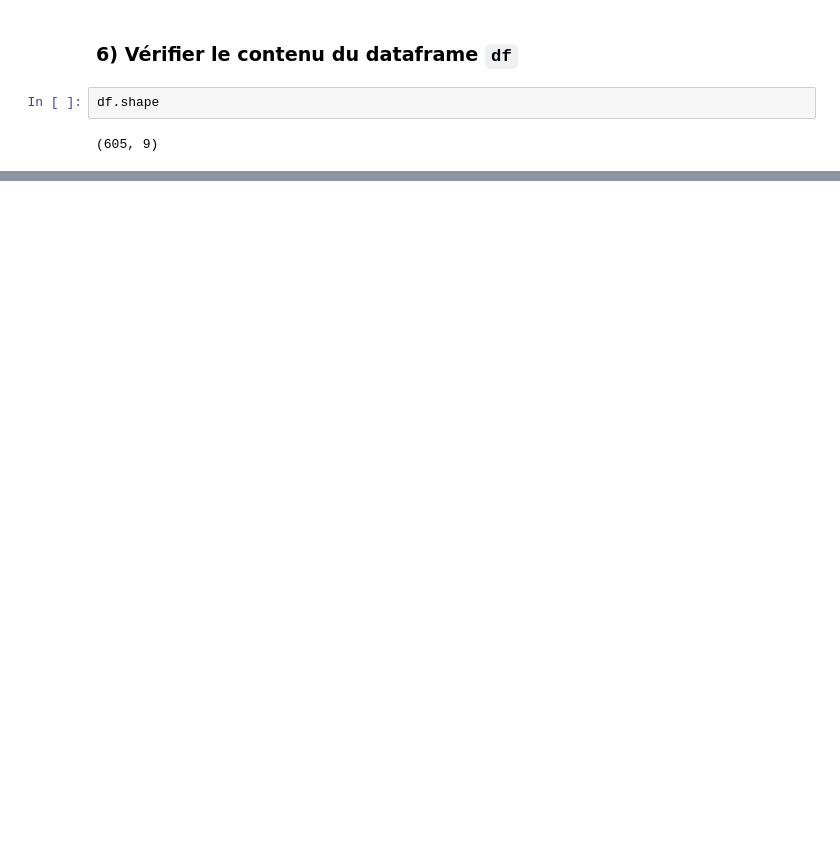
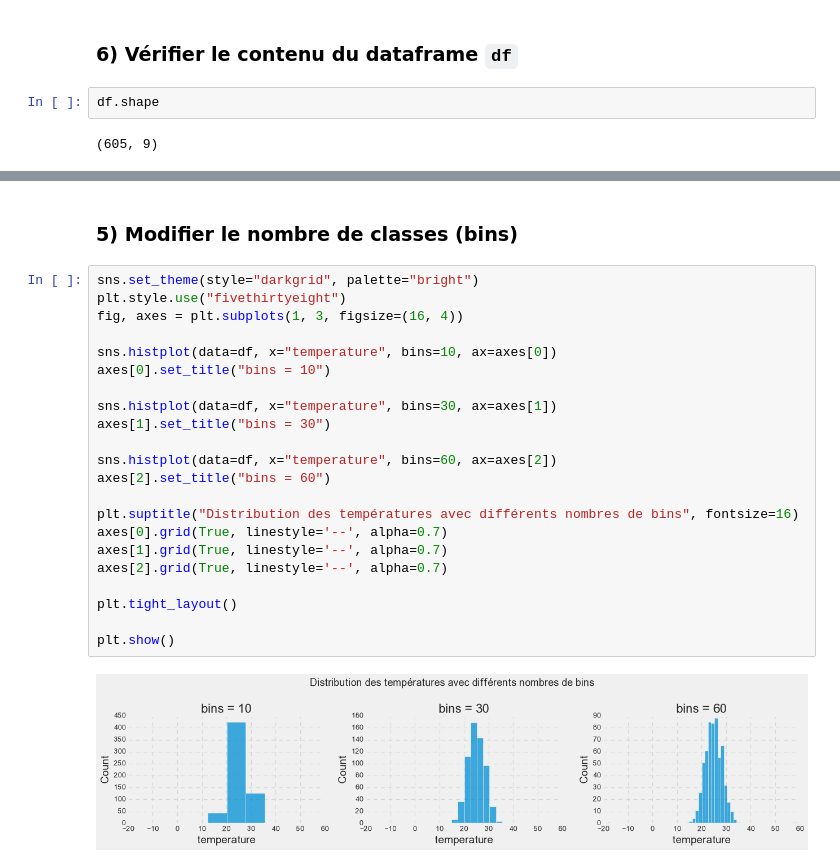
Before and after one commit to khadijagueye235/Atelier_seaborn, a Jupyter notebook: notebooks/atelier_seaborn_iot.ipynb, the cells around one changed output, grey strips where cells are left out. Saved outputs shown, nothing was run; the diff lists cells and outputs as text; blank space fills up the shorter version.

```diff
--- a/notebooks/atelier_seaborn_iot.ipynb
+++ b/notebooks/atelier_seaborn_iot.ipynb
@@ -35,0 +110,26 @@ df.shape
+# %% [markdown]
+### 5) Modifier le nombre de classes (bins)
+# %%
+sns.set_theme(style="darkgrid", palette="bright")
+plt.style.use("fivethirtyeight")
+fig, axes = plt.subplots(1, 3, figsize=(16, 4))
+
+sns.histplot(data=df, x="temperature", bins=10, ax=axes[0])
+axes[0].set_title("bins = 10")
+
+sns.histplot(data=df, x="temperature", bins=30, ax=axes[1])
+axes[1].set_title("bins = 30")
+
+sns.histplot(data=df, x="temperature", bins=60, ax=axes[2])
+axes[2].set_title("bins = 60")
+
+plt.suptitle("Distribution des températures avec différents nombres de bins", fontsize=16)
+axes[0].grid(True, linestyle='--', alpha=0.7)
+axes[1].grid(True, linestyle='--', alpha=0.7)
+axes[2].grid(True, linestyle='--', alpha=0.7)
+
+plt.tight_layout()
+
+plt.show()
+# %% [output]
+[figure, added]
```
Also changed, not shown: parts of 11 cells of this notebook.
